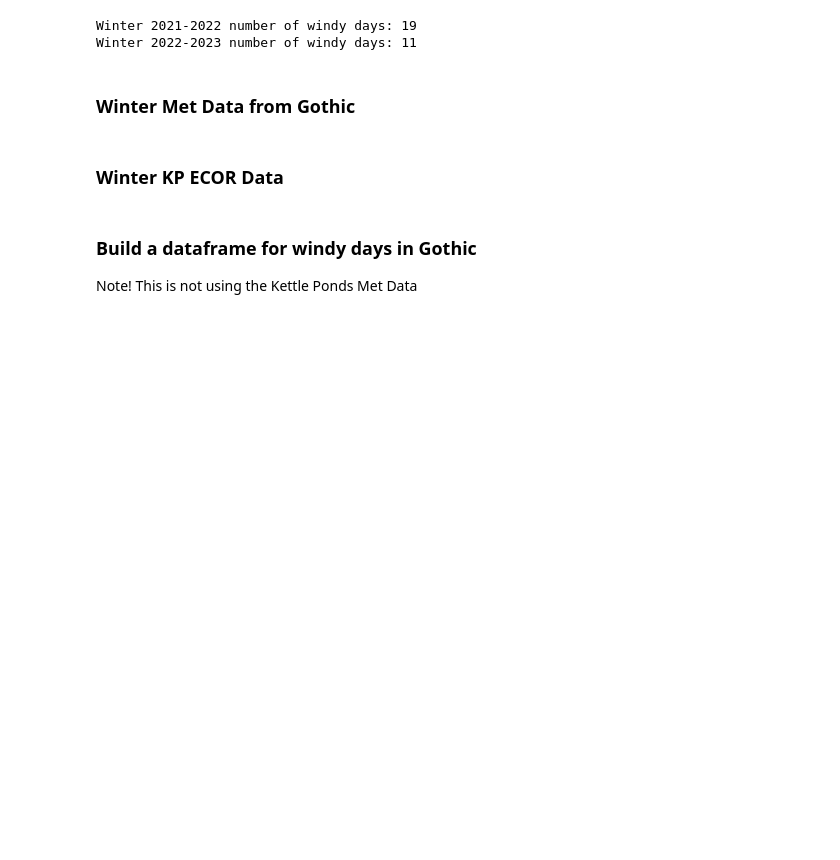
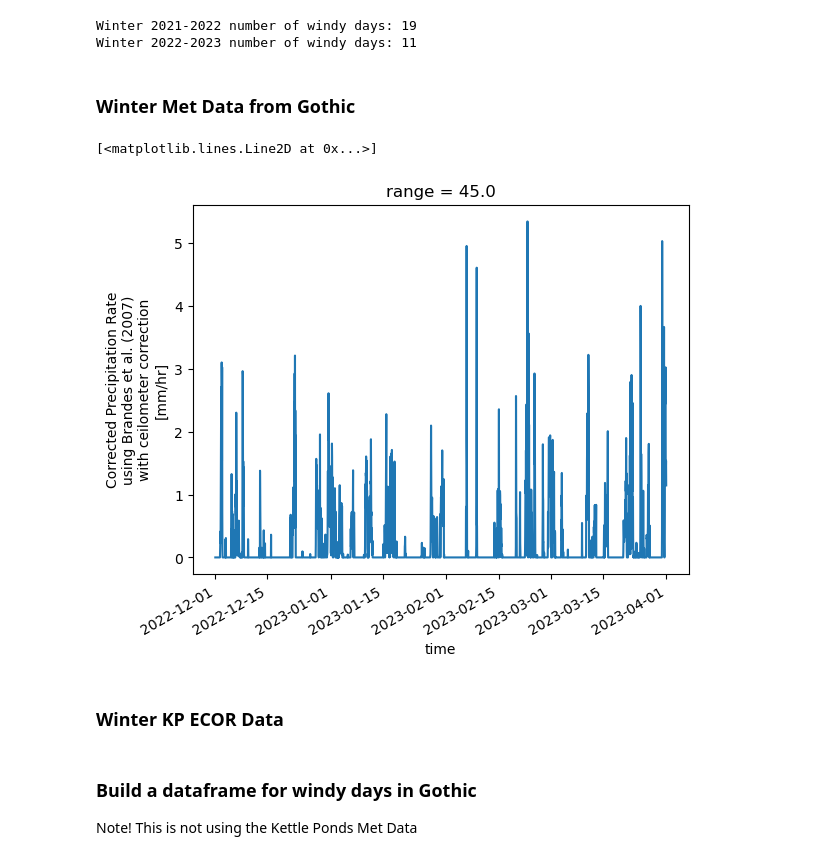
Before and after one commit to dlhogan97/Synoptic-Sublimation, a Jupyter notebook: 02_analysis/data_exploration/03_winter_21_23_SAIL_wind_events.ipynb, the cells around one changed output. Drawn from its saved outputs; the diff is of its cells as text; code cells hidden in the pictures; blank space fills up the shorter version.

```diff
--- a/02_analysis/data_exploration/03_winter_21_23_SAIL_wind_events.ipynb
+++ b/02_analysis/data_exploration/03_winter_21_23_SAIL_wind_events.ipynb
@@ -481,6 +483,11 @@ prcp_23_ds = xr.open_dataset('../../01_data/processed_data/sail_processed/precip
 # add to the dataset
 w22_sail_met_qc_ds_1H['precip_rate'] = prcp_22_ds['corrected_prcp_rate_m2']
 w23_sail_met_qc_ds_1H['precip_rate'] = prcp_23_ds['corrected_prcp_rate_m2']
+# %%
+prcp_23_ds['corrected_prcp_rate_m2'].plot()
+# %% [output]
+[<matplotlib.lines.Line2D at 0x...>]
+[figure, added]
 # %%
 # save these datasets
 w22_sail_met_qc_ds_1H.to_netcdf('../../01_data/processed_data/sail_processed/sail_ds_1H_met_2022.nc')
```
Also changed, not shown: parts of 1 cell of this notebook, 9 other files.
